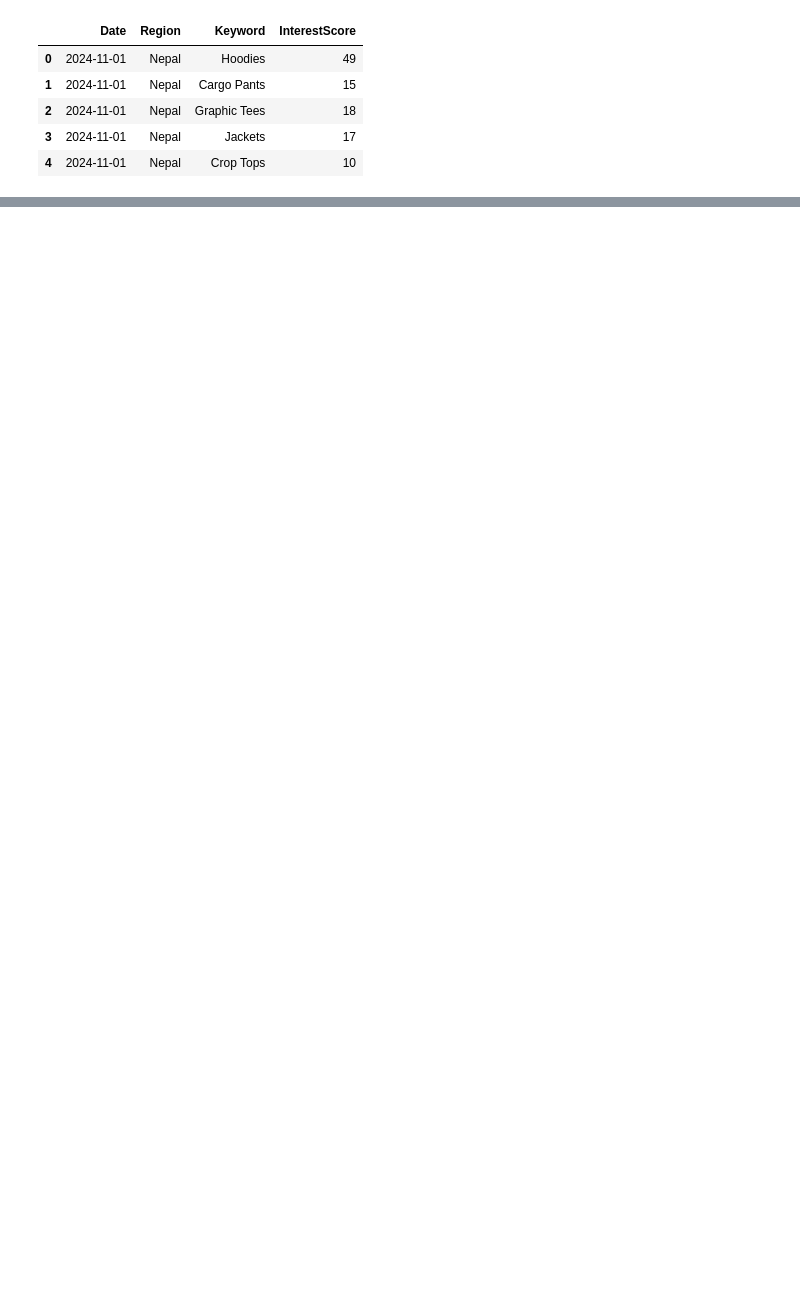
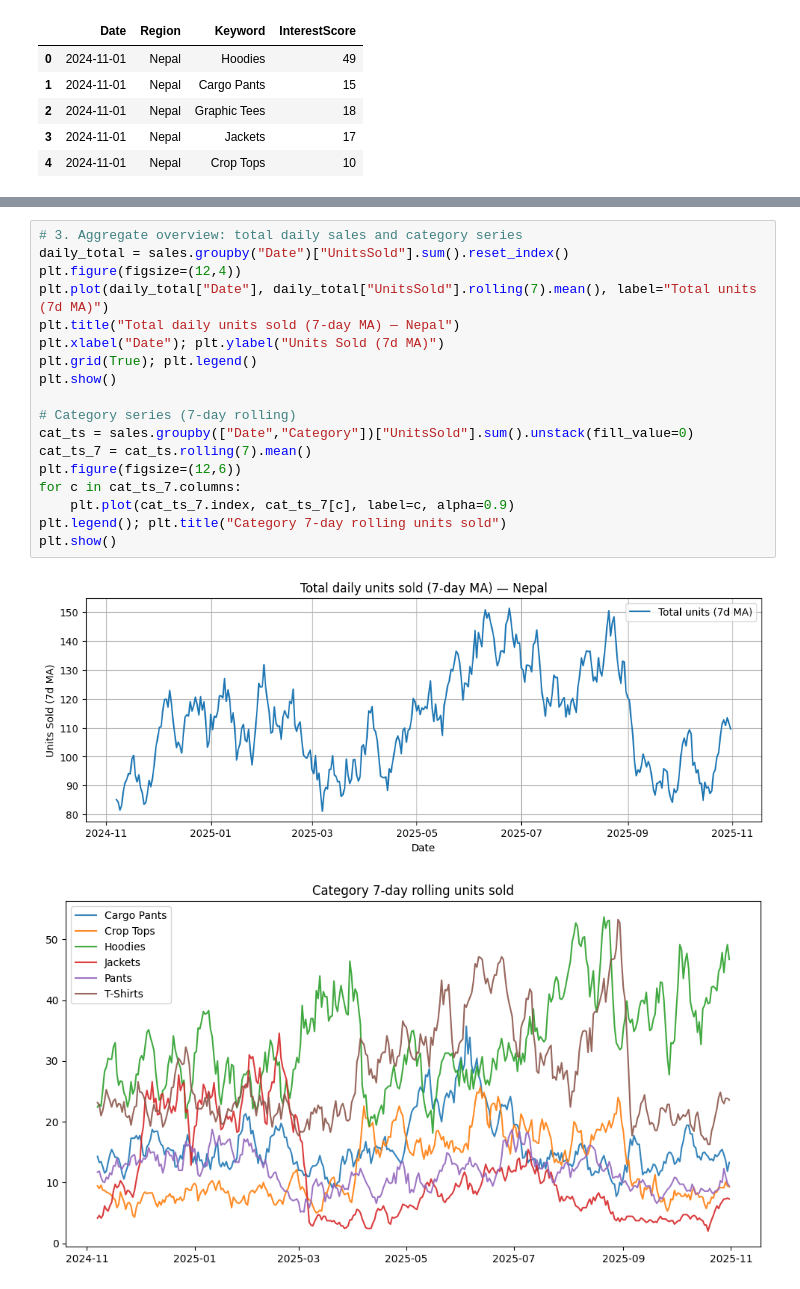
Before and after one commit to AakashShahi/Mens_Fashion_Forecast, a Jupyter notebook: notebooks/Full_Exploration_Notebook.ipynb, the cells around one changed output, grey strips where cells are left out. Saved outputs shown, nothing was run; the diff lists cells and outputs as text; blank space fills up the shorter version.

Commit message:
Trend Visualization and checking chrts and graph

```diff
--- a/notebooks/Full_Exploration_Notebook.ipynb
+++ b/notebooks/Full_Exploration_Notebook.ipynb
@@ -69,0 +97,21 @@ trends: (2190, 4)
+# %%
+# 3. Aggregate overview: total daily sales and category series
+daily_total = sales.groupby("Date")["UnitsSold"].sum().reset_index()
+plt.figure(figsize=(12,4))
+plt.plot(daily_total["Date"], daily_total["UnitsSold"].rolling(7).mean(), label="Total units (7d MA)")
+plt.title("Total daily units sold (7-day MA) — Nepal")
+plt.xlabel("Date"); plt.ylabel("Units Sold (7d MA)")
+plt.grid(True); plt.legend()
+plt.show()
+
+# Category series (7-day rolling)
+cat_ts = sales.groupby(["Date","Category"])["UnitsSold"].sum().unstack(fill_value=0)
+cat_ts_7 = cat_ts.rolling(7).mean()
+plt.figure(figsize=(12,6))
+for c in cat_ts_7.columns:
+    plt.plot(cat_ts_7.index, cat_ts_7[c], label=c, alpha=0.9)
+plt.legend(); plt.title("Category 7-day rolling units sold")
+plt.show()
+# %% [output]
+[figure, added]
+[figure, added]
```
Also changed, not shown: parts of 1 cell of this notebook.
